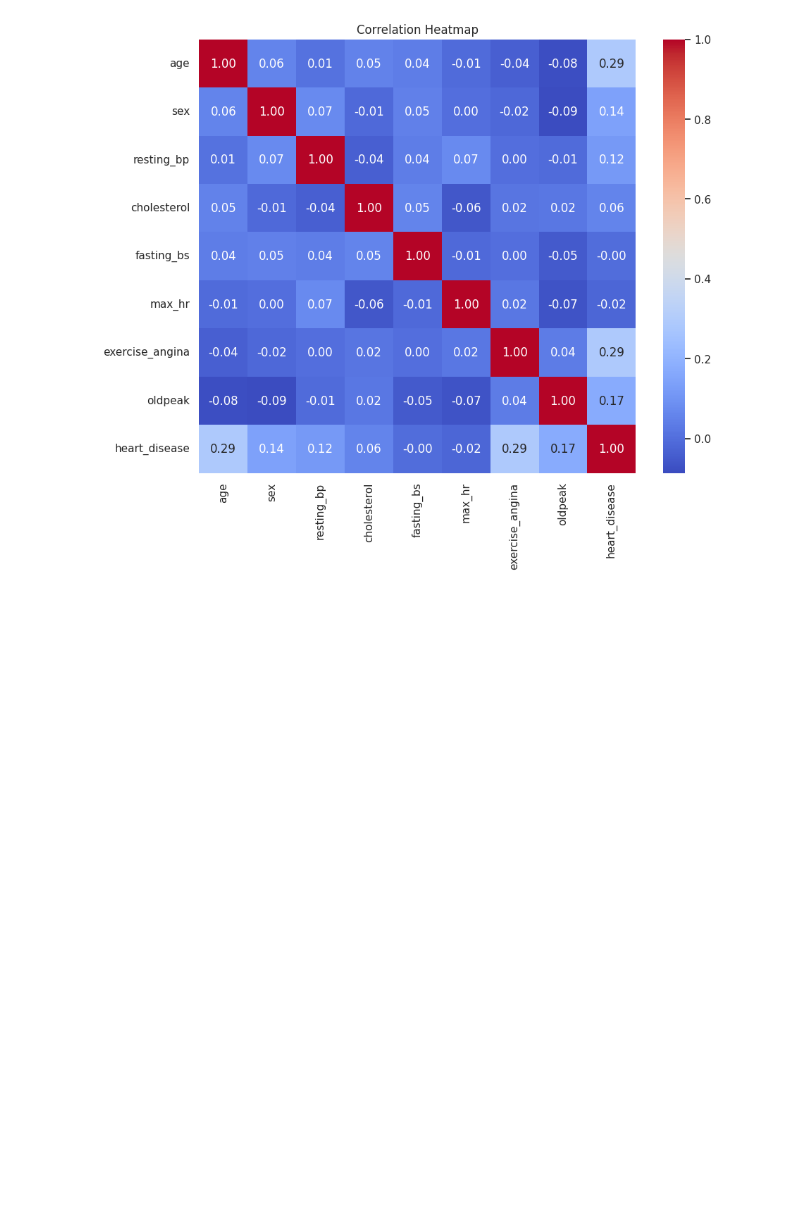
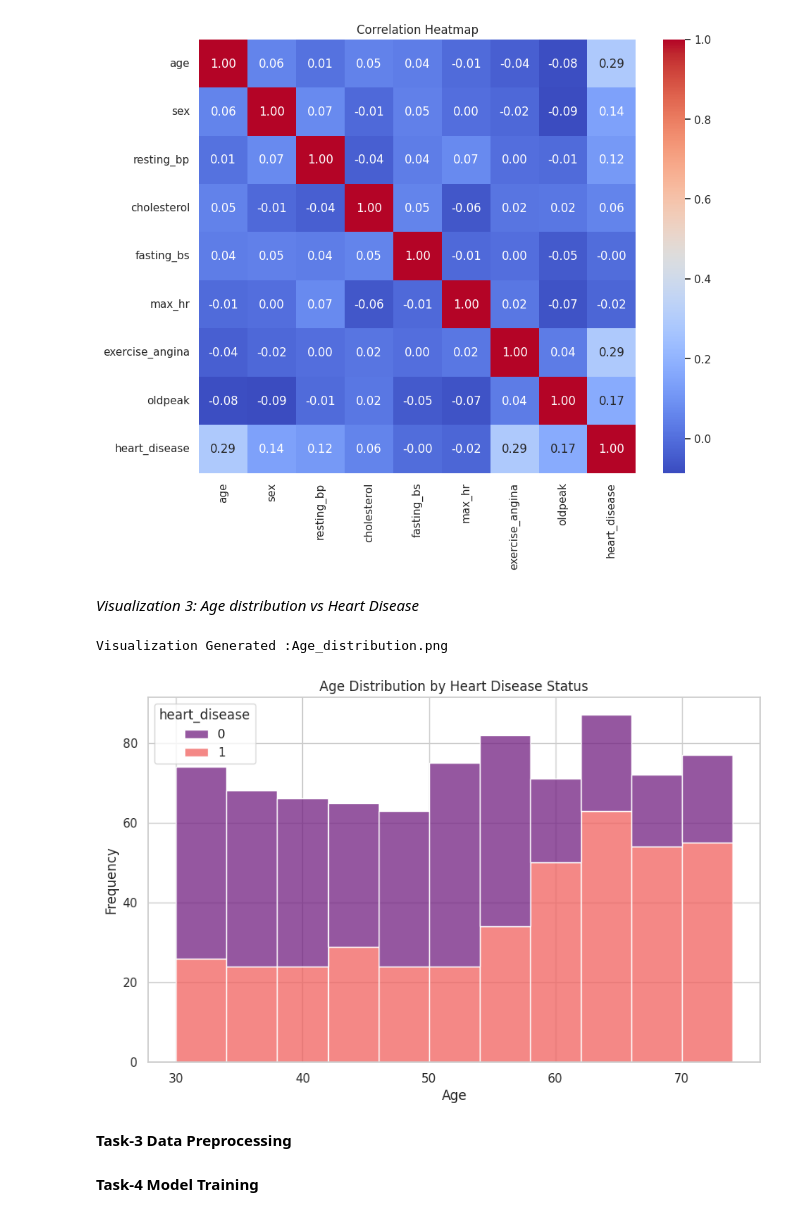
Before and after one commit to Krishna-97/ml-assessment-krishna-tk, a Jupyter notebook: part_a/q1_supervised.ipynb, the cells around one changed output. Drawn from its saved outputs; the diff is of its cells as text; code cells hidden in the pictures; blank space fills up the shorter version.

```diff
--- a/part_a/q1_supervised.ipynb
+++ b/part_a/q1_supervised.ipynb
@@ -92,3 +95,19 @@ plt.show()
 # %% [output]
 Visualization Generated :Correlation_heatmap.png
 [figure]
+# %% [markdown]
+*Visualization 3: Age distribution vs Heart Disease*
+# %%
+plt.figure(figsize=(10, 6))
+sns.histplot(data=df, x='age', hue='heart_disease',multiple='stack',palette='magma')
+plt.title('Age Distribution by Heart Disease Status')
+plt.xlabel('Age')
+plt.ylabel('Frequency')
+plt.savefig('Age_distribution.png')
+print('Visualization Generated :Age_distribution.png')
+plt.show()
+# %% [output]
+Visualization Generated :Age_distribution.png
+[figure, added]
+# %% [markdown]
+**Task-3 Data Preprocessing**
@@ -94,0 +150,2 @@ Visualization Generated :Correlation_heatmap.png
+# %% [markdown]
+**Task-4 Model Training**
```
Also changed, not shown: parts of 7 cells of this notebook.
